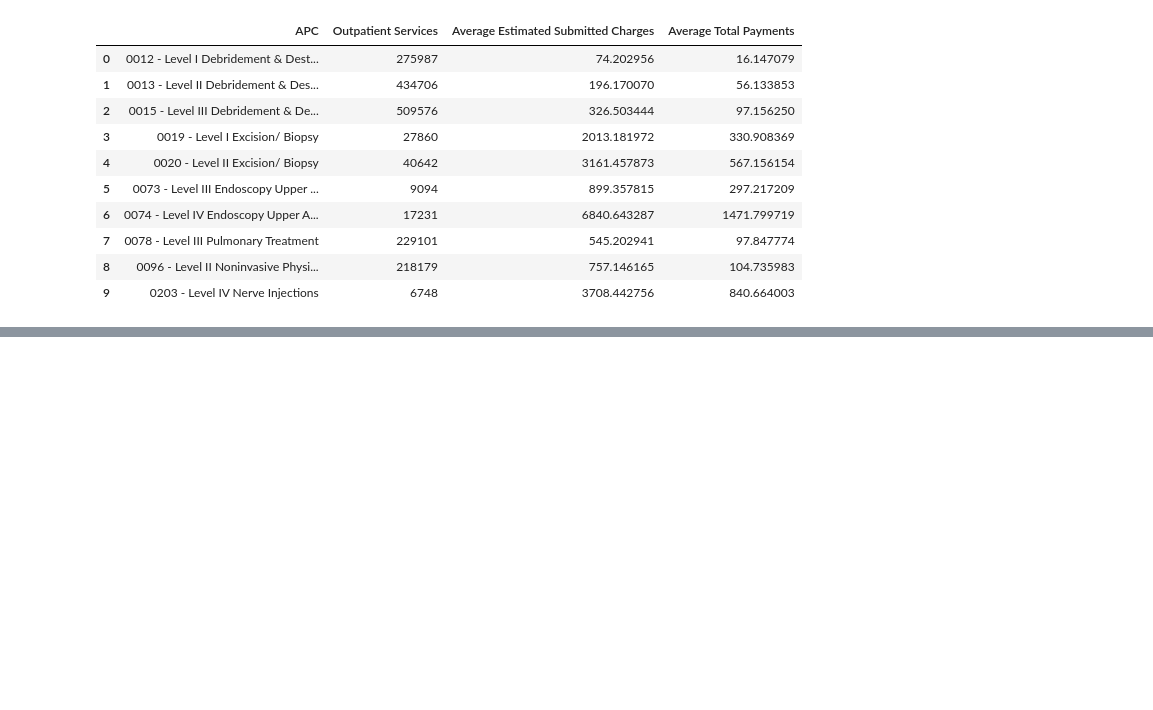
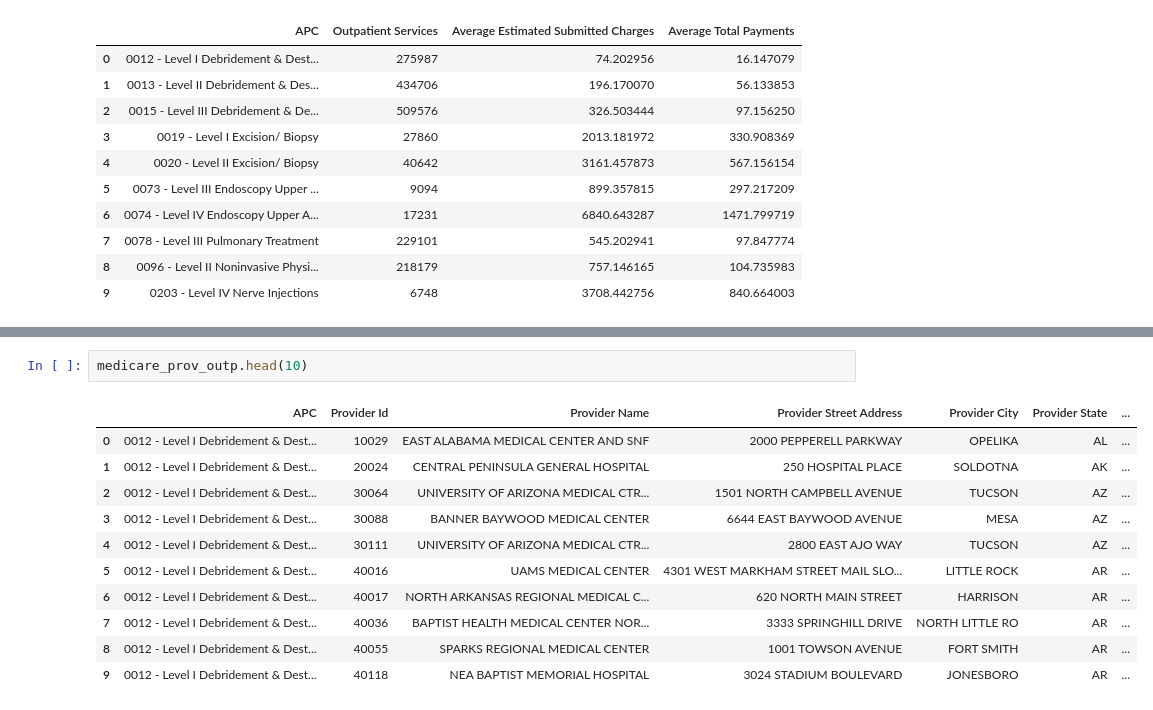
Before and after one commit to mkmritunjay/exploratory_analysis, a Jupyter notebook: exploratory_analysis.ipynb, the cells around one changed output, grey strips where cells are left out. Drawn from its saved outputs; the diff is of its cells as text; blank space fills up the shorter version.

```diff
--- a/exploratory_analysis.ipynb
+++ b/exploratory_analysis.ipynb
@@ -223,0 +196,14 @@ medicare_charge_outp.head(10)
+# %%
+medicare_prov_outp.head(10)
+# %% [output]
+|  | APC | Provider Id | Provider Name | Provider Street Address | Provider City | Provider State | ... |
+| 0 | 0012 - Level I Debridement & Dest... | 10029 | EAST ALABAMA MEDICAL CENTER AND SNF | 2000 PEPPERELL PARKWAY | OPELIKA | AL | ... |
+| 1 | 0012 - Level I Debridement & Dest... | 20024 | CENTRAL PENINSULA GENERAL HOSPITAL | 250 HOSPITAL PLACE | SOLDOTNA | AK | ... |
+| 2 | 0012 - Level I Debridement & Dest... | 30064 | UNIVERSITY OF ARIZONA MEDICAL CTR... | 1501 NORTH CAMPBELL AVENUE | TUCSON | AZ | ... |
+| 3 | 0012 - Level I Debridement & Dest... | 30088 | BANNER BAYWOOD MEDICAL CENTER | 6644 EAST BAYWOOD AVENUE | MESA | AZ | ... |
+| 4 | 0012 - Level I Debridement & Dest... | 30111 | UNIVERSITY OF ARIZONA MEDICAL CTR... | 2800 EAST AJO WAY | TUCSON | AZ | ... |
+| 5 | 0012 - Level I Debridement & Dest... | 40016 | UAMS MEDICAL CENTER | 4301 WEST MARKHAM STREET MAIL SLO... | LITTLE ROCK | AR | ... |
+| 6 | 0012 - Level I Debridement & Dest... | 40017 | NORTH ARKANSAS REGIONAL MEDICAL C... | 620 NORTH MAIN STREET | HARRISON | AR | ... |
+| 7 | 0012 - Level I Debridement & Dest... | 40036 | BAPTIST HEALTH MEDICAL CENTER NOR... | 3333 SPRINGHILL DRIVE | NORTH LITTLE RO | AR | ... |
+| 8 | 0012 - Level I Debridement & Dest... | 40055 | SPARKS REGIONAL MEDICAL CENTER | 1001 TOWSON AVENUE | FORT SMITH | AR | ... |
+| 9 | 0012 - Level I Debridement & Dest... | 40118 | NEA BAPTIST MEMORIAL HOSPITAL | 3024 STADIUM BOULEVARD | JONESBORO | AR | ... |
```
Also changed, not shown: parts of 19 cells of this notebook.
